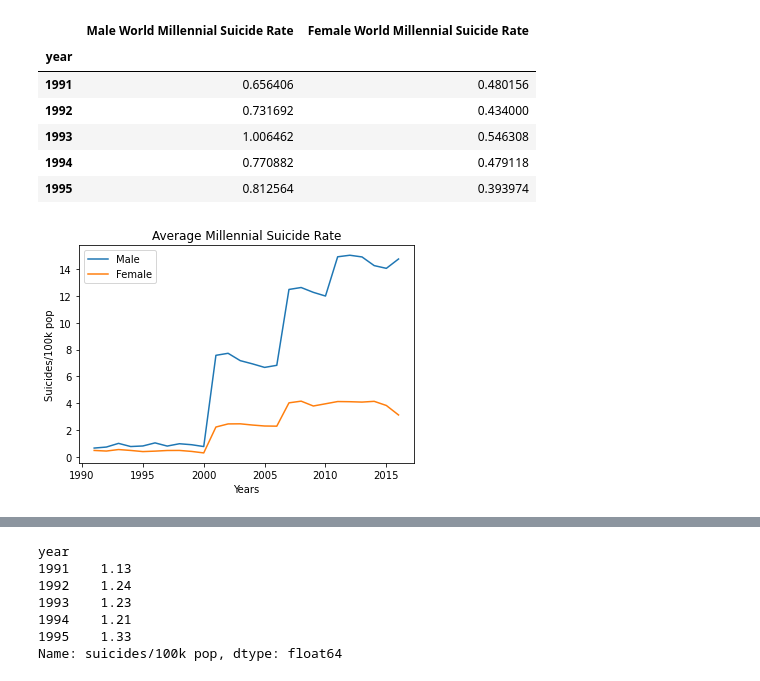
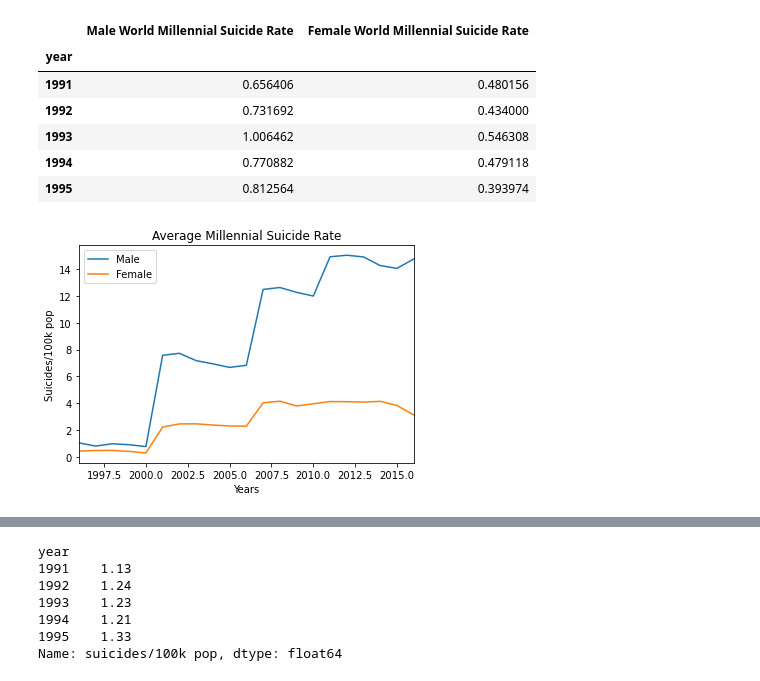
Before and after one commit to ludmilagd/SocialMediaUsageImpact, a Jupyter notebook: SuicideRatebyGender.ipynb, the cells around one changed output, grey strips where cells are left out. Drawn from its saved outputs; the diff is of its cells as text; code cells hidden in the pictures.

```diff
--- a/SuicideRatebyGender.ipynb
+++ b/SuicideRatebyGender.ipynb
@@ -216,13 +218,14 @@ world_mil.head()
 # %%
 plt.plot(world_mil["Male World Millennial Suicide Rate"], label="Male")
 plt.plot(world_mil["Female World Millennial Suicide Rate"], label="Female")
 plt.title('Average Millennial Suicide Rate')
 plt.xlabel('Years')
 plt.ylabel('Suicides/100k pop')
+plt.xlim(1996,2016)
 plt.legend()
 plt.show()
 # %% [output]
-[figure, old version]
+[figure, new version]
 # %%
 mil_usa_male = usa_male.loc[usa_male["generation"] == "Millenials",:]
 mil_usa_male.head()
```
Also changed, not shown: parts of 4 cells of this notebook.
